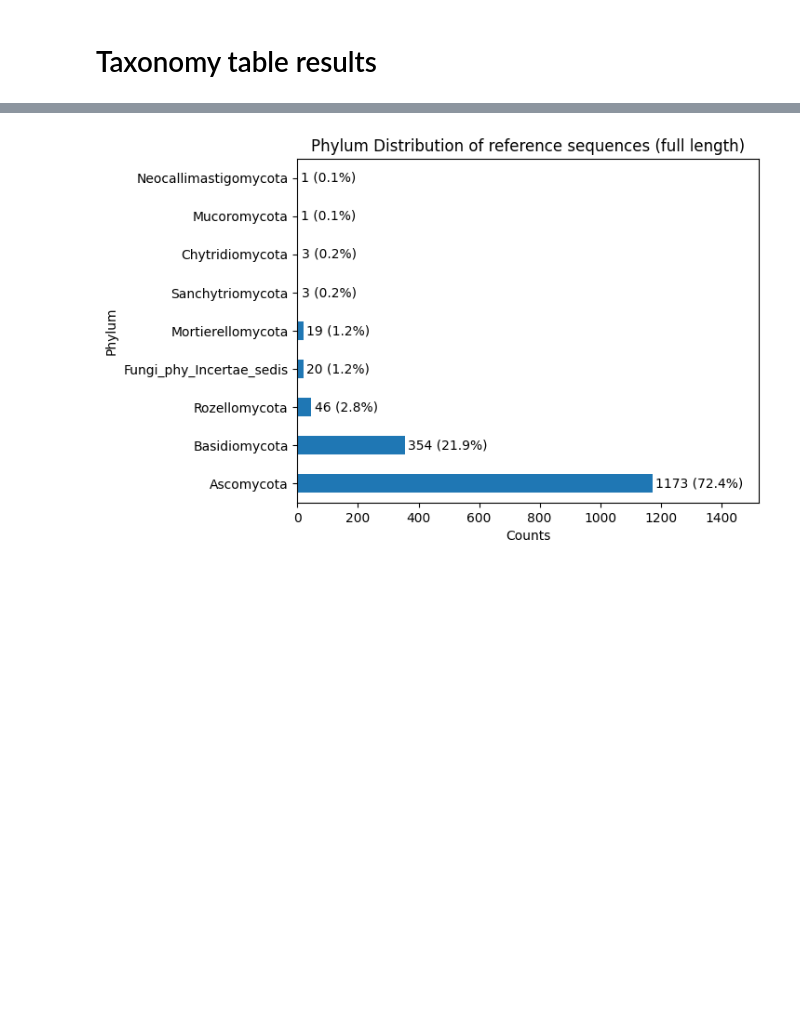
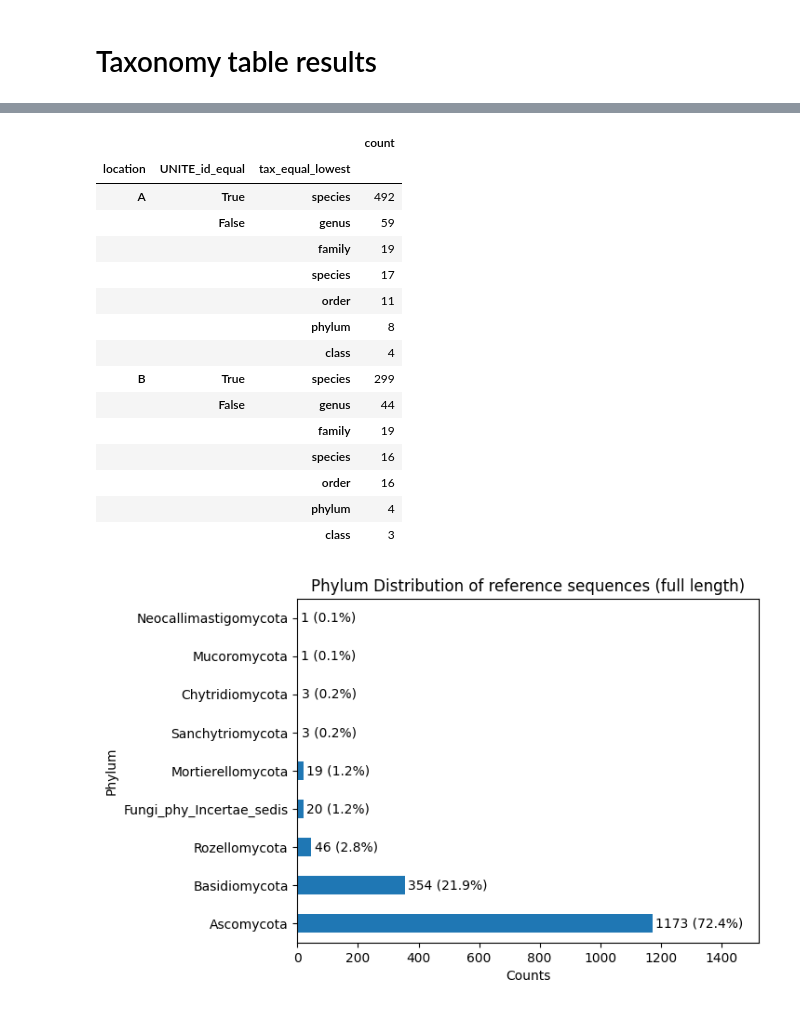
Before and after one commit to SethGG/mycodiversity-arise, a Jupyter notebook: 7_data_analysis.ipynb, the cells around one changed output, grey strips where cells are left out. Cells and saved outputs as stored; diff of their text form; code cells hidden in the pictures; blank space fills up the shorter version.

```diff
--- a/7_data_analysis.ipynb
+++ b/7_data_analysis.ipynb
@@ -558,0 +479,77 @@ NameError: name 'df_trunc_refseq_full_loc' is not defined
+# %%
+#Taxonomic differences on ZOTUs that pass at full length and after truncation
+
+df_trunc_refseq_both_tax_missing_count = pd.DataFrame(df_trunc_refseq_both.value_counts(subset=["location", "tax_missing_full", "tax_missing_trunc"]))
+
+df_trunc_unite_both_new = df_trunc_refseq_both[df_trunc_refseq_both["tax_missing_full"] != df_trunc_refseq_both["tax_missing_trunc"]].drop_duplicates(subset=["location", "UNITE_id_trunc"])
+
+df_trunc_unite_refseq_trunc_sans_both_new = df_trunc[(df_trunc["passed_contam_trunc"] == True) & (df_trunc["tax_missing_trunc"] == False)].drop(index=df_trunc_unite_both_new.index).drop_duplicates(subset=["location", "UNITE_id_trunc"])
+
+df_trunc_unite_both_new = df_trunc_unite_both_new.merge(
+    df_trunc_unite_refseq_trunc_sans_both_new[["location", "UNITE_id_trunc"]],
+    on=["location","UNITE_id_trunc"], how="left", indicator=True).set_index(df_trunc_unite_both_new.index)
+df_trunc_unite_both_new["UNITE_id_in_refseq_trunc"] = df_trunc_unite_both_new["_merge"] == "both"
+df_trunc_unite_both_new = df_trunc_unite_both_new.drop(columns=["_merge"])
+
+for level_depth in range(len(levels)):
+    df_trunc_tax_trunc_until_level = df_trunc_unite_refseq_trunc_sans_both_new[["location"]+[f"{level}_trunc" for level in levels[:level_depth+1]]].drop_duplicates()
+    df_trunc_unite_both_new = df_trunc_unite_both_new.merge(
+        df_trunc_tax_trunc_until_level, how="left", indicator=True).set_index(df_trunc_unite_both_new.index)
+    df_trunc_unite_both_new[f"tax_in_refseq_trunc_until_{levels[level_depth]}"] = df_trunc_unite_both_new["_merge"] == "both"
+    df_trunc_unite_both_new = df_trunc_unite_both_new.drop(columns=["_merge"])
+
+df_trunc_unite_both_new["tax_in_refseq_lowest"] = (
+    df_trunc_unite_both_new[[f"tax_in_refseq_trunc_until_{level}" for level in levels]].apply(
+        lambda row: next((level for level in levels[::-1] if row[f"tax_in_refseq_trunc_until_{level}"]), None), axis=1
+    )
+)
+
+df_trunc_unite_both_new_counts = pd.DataFrame(df_trunc_unite_both_new.value_counts(
+    subset=["location", "UNITE_id_in_refseq_trunc", "tax_in_refseq_lowest"]+[f"{level}_trunc" for level in levels]))
+
+num_trunc_refseq_both = df_trunc_refseq_both.shape[0]
+num_trunc_refseq_both_trunc = df_trunc_refseq_both.drop_duplicates(subset=["location", "refsequence_pk_trunc"]).shape[0]
+num_trunc_refseq_both_unite = df_trunc_refseq_both_tax_missing_count.loc[(slice(None), False, False)]["count"].sum()
+num_trunc_refseq_both_unite_na = df_trunc_refseq_both_tax_missing_count.loc[(slice(None), True, True)]["count"].sum()
+num_trunc_refseq_both_unite_new = df_trunc_refseq_both_tax_missing_count.loc[(slice(None), True, False)]["count"].sum()
+num_trunc_refseq_both_unite_new_elsewhere = df_trunc_unite_both_new[df_trunc_unite_both_new["UNITE_id_in_refseq_trunc"] == True].shape[0]
+display(md(f"Of the {num_trunc_refseq_both} full length reference sequences that map to {num_trunc_refseq_both_trunc} truncated reference sequences:"))
+display(df_trunc_refseq_both_tax_missing_count)
+display(md(f"- {num_trunc_refseq_both_unite} have UNITE hits before and after truncation\n"
+           f"- {num_trunc_refseq_both_unite_na} do not have UNITE hits both at full length and truncated\n"
+           f"- {num_trunc_refseq_both_unite_new} no longer have missing UNITE hits after truncation"))
+display(df_trunc_unite_both_new_counts)
+display(md(f"- {num_trunc_refseq_both_unite_new_elsewhere} of these truncated reference sequences map to a UNITE id that is also present elsewhere in the truncated reference sequences"))
+
+# ---
+
+df_trunc_unite_both = df_trunc_refseq_both[
+    (df_trunc_refseq_both["tax_missing_full"] == False) &
+    (df_trunc_refseq_both["tax_missing_trunc"] == False)].copy()
+df_trunc_unite_both["UNITE_id_equal"] = df_trunc_unite_both["UNITE_id_full"] == df_trunc_unite_both["UNITE_id_trunc"]
+
+for level in levels:
+    df_trunc_unite_both[f"{level}_equal"] = df_trunc_unite_both[f"{level}_full"] == df_trunc_unite_both[f"{level}_trunc"]
+
+df_trunc_unite_both["tax_equal_lowest"] = (
+    df_trunc_unite_both[[f"{level}_equal" for level in levels]].apply(
+        lambda row: next((level for level in levels[::-1] if row[f"{level}_equal"]), None), axis=1
+    )
+)
+
+df_trunc_unite_both["UNITE_id_full_exclusive_to_loc"] = ~(
+    df_trunc_unite_both["UNITE_id_full"].isin(df_trunc_unite_both[df_trunc_unite_both["location"] == "A"]["UNITE_id_full"]) &
+    df_trunc_unite_both["UNITE_id_full"].isin(df_trunc_unite_both[df_trunc_unite_both["location"] == "B"]["UNITE_id_full"]
+))
+
+df_trunc_unite_both["UNITE_id_trunc_exclusive_to_loc"] = ~(
+    df_trunc_unite_both["UNITE_id_trunc"].isin(df_trunc_unite_both[df_trunc_unite_both["location"] == "A"]["UNITE_id_trunc"]) &
+    df_trunc_unite_both["UNITE_id_trunc"].isin(df_trunc_unite_both[df_trunc_unite_both["location"] == "B"]["UNITE_id_trunc"]
+))
+
+df_trunc_unite_both_exclusive_both = df_trunc_unite_both[
+    (df_trunc_unite_both["refseq_full_exclusive_to_loc"] == True) &
+    (df_trunc_unite_both["refseq_trunc_exclusive_to_loc"] == True)].drop_duplicates(subset=["location", "UNITE_id_full", "UNITE_id_trunc"])
+
+display(pd.DataFrame(df_trunc_unite_both_exclusive_both.value_counts(subset=["location", "UNITE_id_equal", "tax_equal_lowest"])).sort_index(level="location", sort_remaining=False))
+# %% [output]
@@ -559,3 +574,19 @@ NameError: name 'df_trunc_refseq_full_loc' is not defined
+|  |  |  | count |
+| location | UNITE_id_equal | tax_equal_lowest |  |
+| A | True | species | 492 |
+|  | False | genus | 59 |
+|  |  | family | 19 |
+|  |  | species | 17 |
+|  |  | order | 11 |
+|  |  | phylum | 8 |
+|  |  | class | 4 |
+| B | True | species | 299 |
+|  | False | genus | 44 |
+|  |  | family | 19 |
+|  |  | species | 16 |
+|  |  | order | 16 |
+|  |  | phylum | 4 |
+|  |  | class | 3 |
 # %%
 value_counts = df_refseq_tax_full["phylum"].value_counts()
 proportions = value_counts / value_counts.sum()
```
Also changed, not shown: parts of 7 cells of this notebook.
